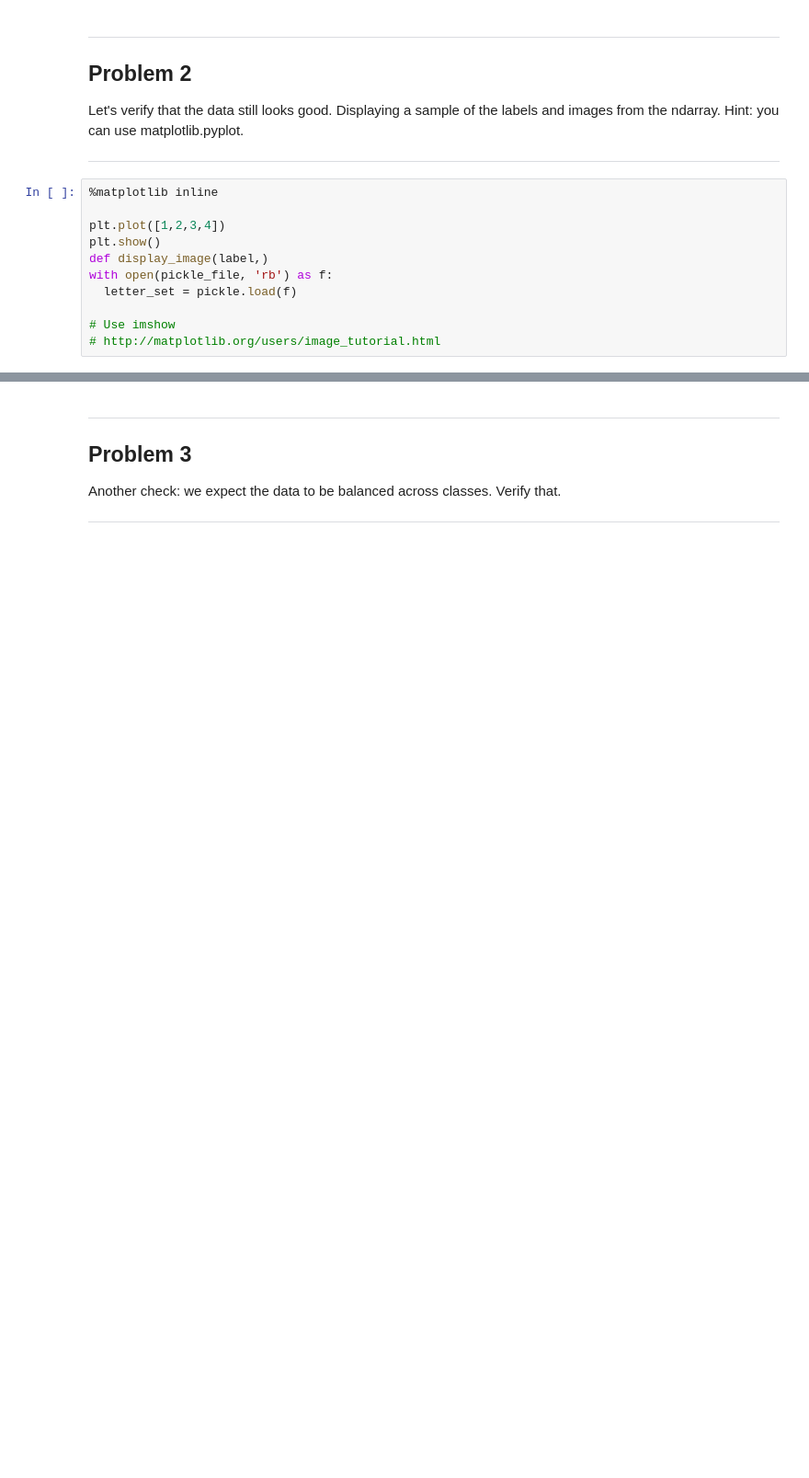
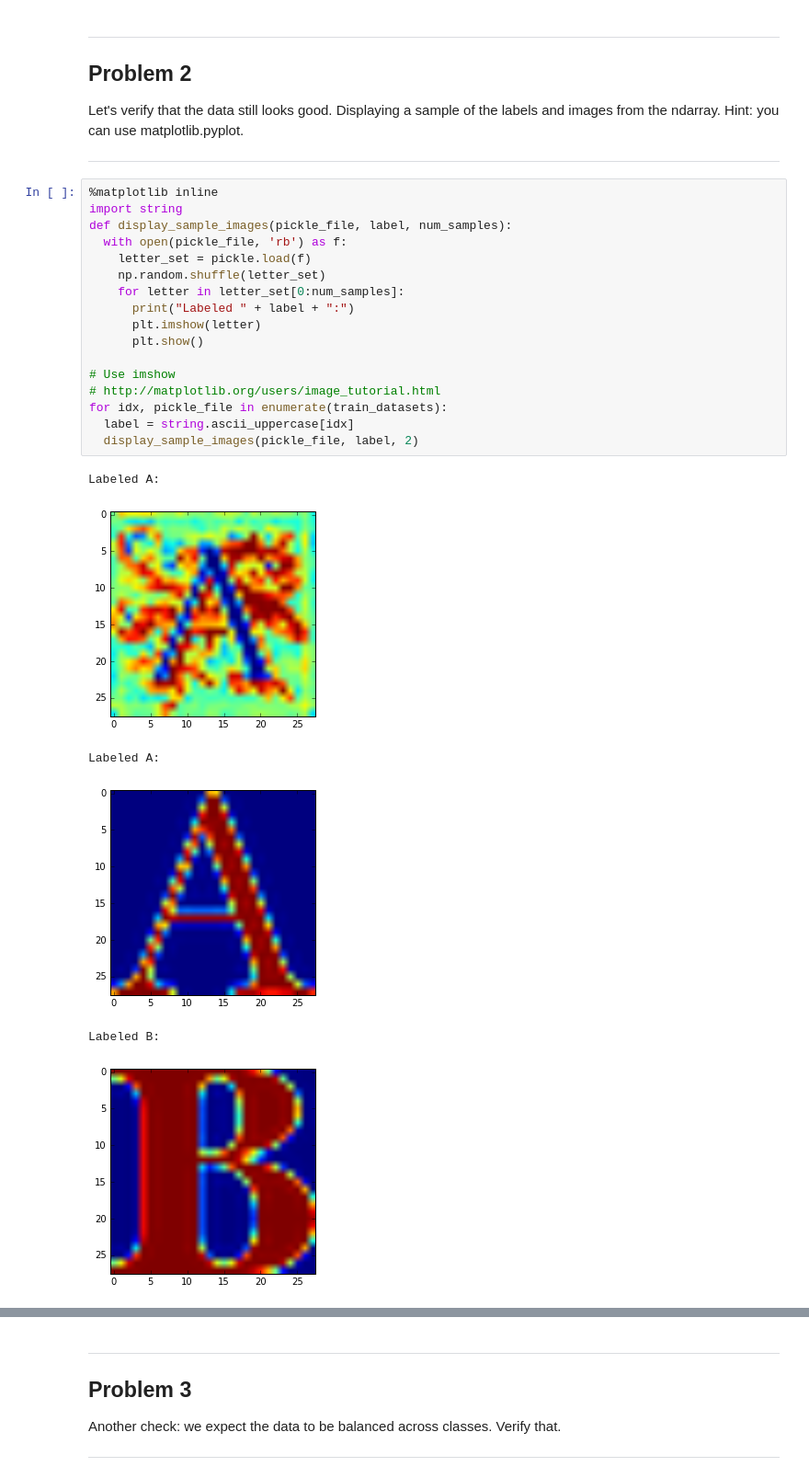
Before and after one commit to nottombrown/tensorflow, a Jupyter notebook: tensorflow/examples/udacity/1_notmnist.ipynb, the cells around one changed output, grey strips where cells are left out. Shown at 92% size. Cells and saved outputs as stored; diff of their text form; blank space fills up the shorter version.

Commit message:
Sample labels correctly

```diff
--- a/tensorflow/examples/udacity/1_notmnist.ipynb
+++ b/tensorflow/examples/udacity/1_notmnist.ipynb
@@ -155,12 +176,25 @@ Let's verify that the data still looks good. Displaying a sample of the labels a
 ---
 # %%
 %matplotlib inline
-
-plt.plot([1,2,3,4])
-plt.show()
-def display_image(label,)
-with open(pickle_file, 'rb') as f:
-  letter_set = pickle.load(f)
+import string
+def display_sample_images(pickle_file, label, num_samples):
+  with open(pickle_file, 'rb') as f:
+    letter_set = pickle.load(f)
+    np.random.shuffle(letter_set)
+    for letter in letter_set[0:num_samples]:
+      print("Labeled " + label + ":")
+      plt.imshow(letter)
+      plt.show()
 
 # Use imshow
 # http://matplotlib.org/users/image_tutorial.html
+for idx, pickle_file in enumerate(train_datasets):
+  label = string.ascii_uppercase[idx]
+  display_sample_images(pickle_file, label, 2)
+# %% [output]
+Labeled A:
+[figure, added]
+Labeled A:
+[figure, added]
+Labeled B:
+[figure, added]
```
Also changed, not shown: parts of 3 cells of this notebook.
